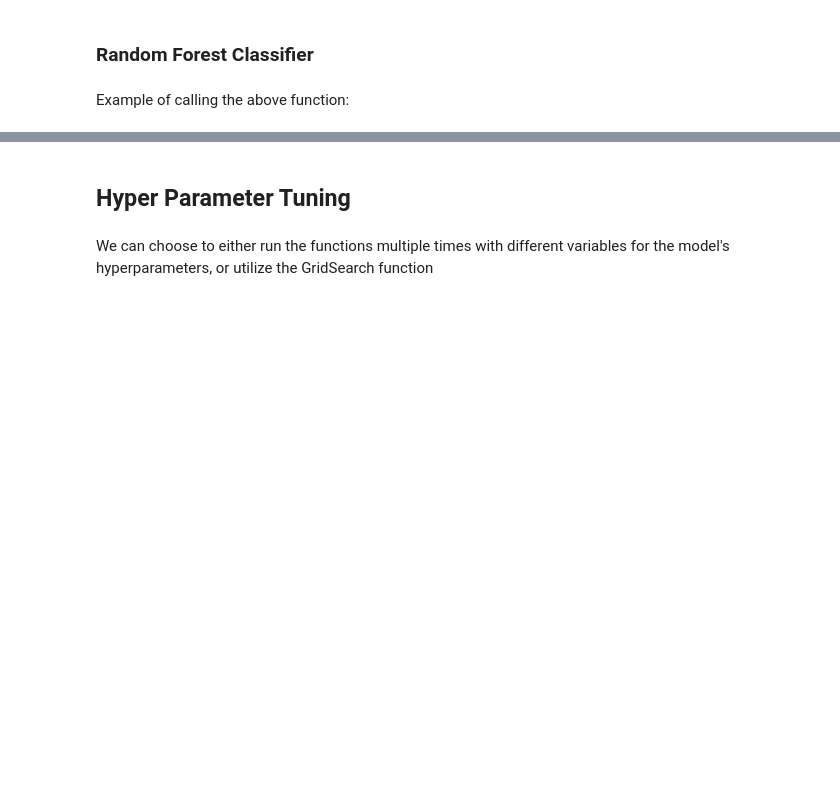
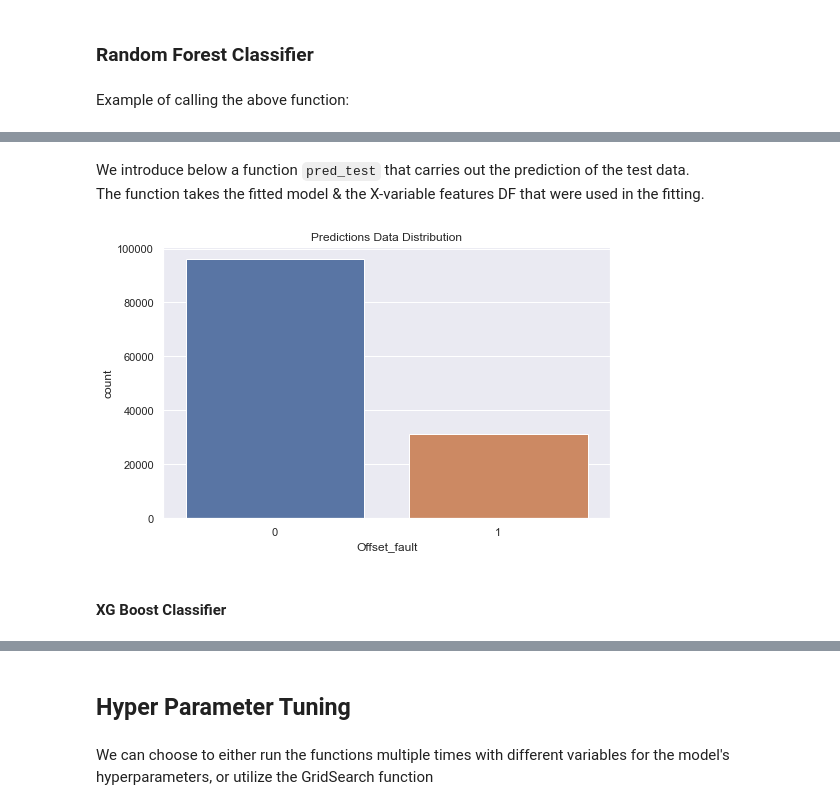
Before and after one commit to JessWN/UmojaHack2022-TeamVyrodok, a Jupyter notebook: challenge.ipynb, the cells around one changed output, grey strips where cells are left out. Cells and saved outputs as stored; diff of their text form; code cells hidden in the pictures; blank space fills up the shorter version.

```diff
--- a/challenge.ipynb
+++ b/challenge.ipynb
@@ -588,0 +544,9 @@ weighted avg       0.85      0.85      0.85     59436
+# %% [markdown]
+We introduce below a function `pred_test` that carries out the prediction of the test data.<br>
+The function takes the fitted model & the X-variable features DF that were used in the fitting.
+# %%
+pred_test(rfc_, X_rfc)
+# %% [output]
+[figure, added]
+# %% [markdown]
+#### XG Boost Classifier
```
Also changed, not shown: parts of 45 cells of this notebook.
